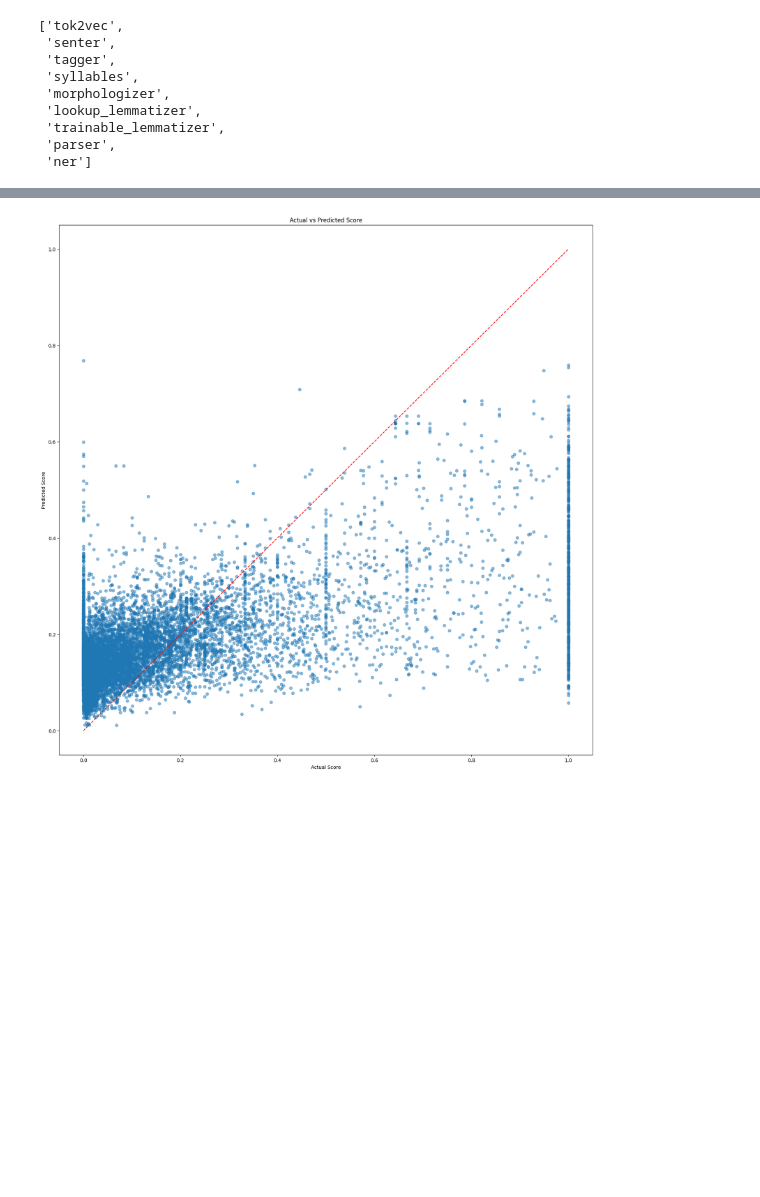
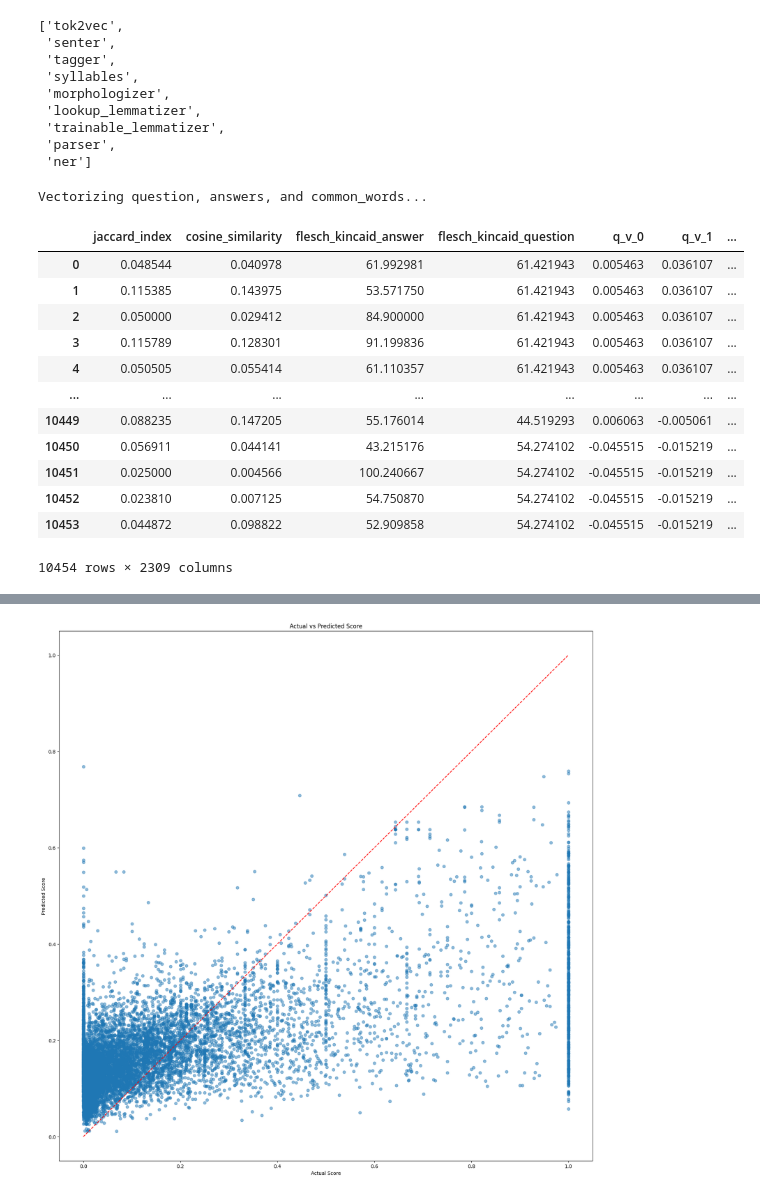
Before and after one commit to yarathealmighty/dumps, a Jupyter notebook: notebooks/askhu_ipynb.ipynb, the cells around one changed output, grey strips where cells are left out. Drawn from its saved outputs; the diff is of its cells as text; code cells hidden in the pictures; blank space fills up the shorter version.

```diff
--- a/notebooks/askhu_ipynb.ipynb
+++ b/notebooks/askhu_ipynb.ipynb
@@ -373,15 +420,33 @@ else:
+# %%
+#-------------------------------------<params>-------------------------------------
+TEST_SIZE = 0.10
+ESTIMATORS = 251
+LEARNING_RATE = 1e-1
+MAX_DEPTH = 4
+VECTORIZER = 'transformer'
+
+ERROR_THRESHOLD = 0.2
 # %%
-vectorizer = TfidfVectorizer(max_features=100)
+if VECTORIZER == 'tfidf':
+  # prepare X
+  X = pre_vec(df)
+  df = df.drop(columns=['pre_vec_text'])
 
-# prepare X
-X = pre_vec(df)
-df = df.drop(columns=['pre_vec_text'])
+  # vectorize
+  texts_tfidf = vectorizer.fit_transform(X['pre_vec_text'])
 
-# vectorize
-texts_tfidf = vectorizer.fit_transform(X['pre_vec_text'])
+  tfidf_df = pd.DataFrame(texts_tfidf.toarray(), columns=vectorizer.get_feature_names_out())
 
-tfidf_df = pd.DataFrame(texts_tfidf.toarray(), columns=vectorizer.get_feature_names_out())
+  X = pd.concat([X, tfidf_df], axis=1)
+  X = X.drop(columns=['question','answer','tokenized_question','tokenized_answer','common_words','pre_vec_text','score'])
 
-X = pd.concat([X, tfidf_df], axis=1)
+elif VECTORIZER == 'transformer':
+  # prepare X
+  X = pre_vec_trans(df)
+  df = df.drop(columns=['q_t','a_t','cw_t'])
 
-first_run = True
+  X = semantical_vectorziation(X)
+
+  X = X.drop(columns=['question','answer','tokenized_question','tokenized_answer','common_words','score','q_t','a_t','cw_t'])
+# %% [output]
+Vectorizing question, answers, and common_words...
@@ -398 +453,17 @@ ERROR_THRESHOLD = 0.2
+# %%
+X
+# %% [output]
+|  | jaccard_index | cosine_similarity | flesch_kincaid_answer | flesch_kincaid_question | q_v_0 | q_v_1 | ... |
+| 0 | 0.048544 | 0.040978 | 61.992981 | 61.421943 | 0.005463 | 0.036107 | ... |
+| 1 | 0.115385 | 0.143975 | 53.571750 | 61.421943 | 0.005463 | 0.036107 | ... |
+| 2 | 0.050000 | 0.029412 | 84.900000 | 61.421943 | 0.005463 | 0.036107 | ... |
+| 3 | 0.115789 | 0.128301 | 91.199836 | 61.421943 | 0.005463 | 0.036107 | ... |
+| 4 | 0.050505 | 0.055414 | 61.110357 | 61.421943 | 0.005463 | 0.036107 | ... |
+| ... | ... | ... | ... | ... | ... | ... | ... |
+| 10449 | 0.088235 | 0.147205 | 55.176014 | 44.519293 | 0.006063 | -0.005061 | ... |
+| 10450 | 0.056911 | 0.044141 | 43.215176 | 54.274102 | -0.045515 | -0.015219 | ... |
+| 10451 | 0.025000 | 0.004566 | 100.240667 | 54.274102 | -0.045515 | -0.015219 | ... |
+| 10452 | 0.023810 | 0.007125 | 54.750870 | 54.274102 | -0.045515 | -0.015219 | ... |
+| 10453 | 0.044872 | 0.098822 | 52.909858 | 54.274102 | -0.045515 | -0.015219 | ... |
+10454 rows × 2309 columns
 # %%
```
Also changed, not shown: parts of 14 cells of this notebook.
